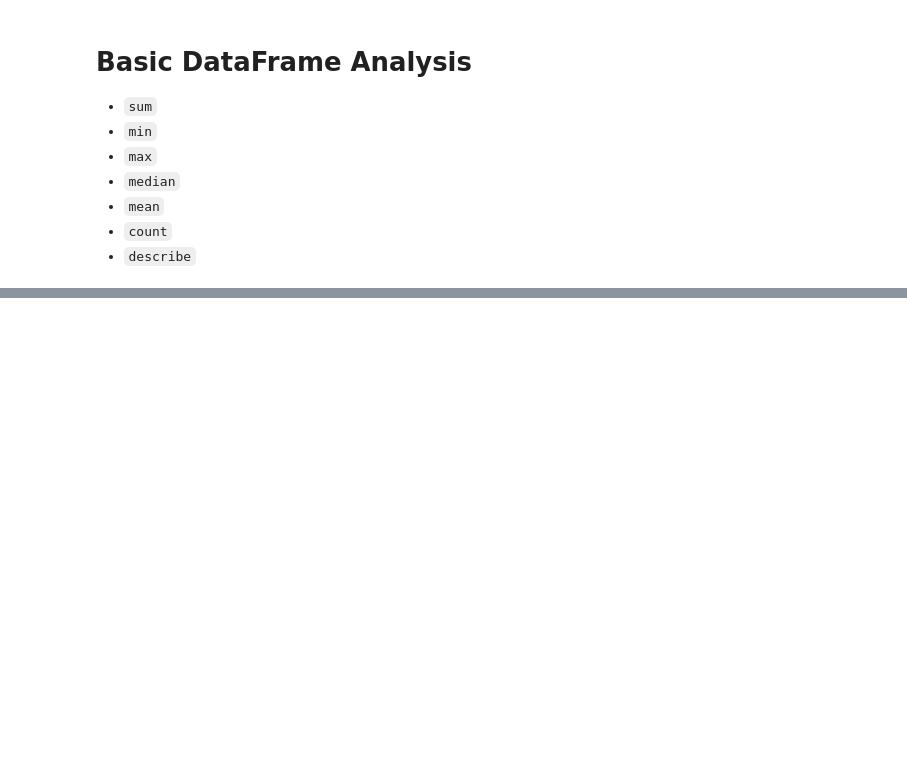
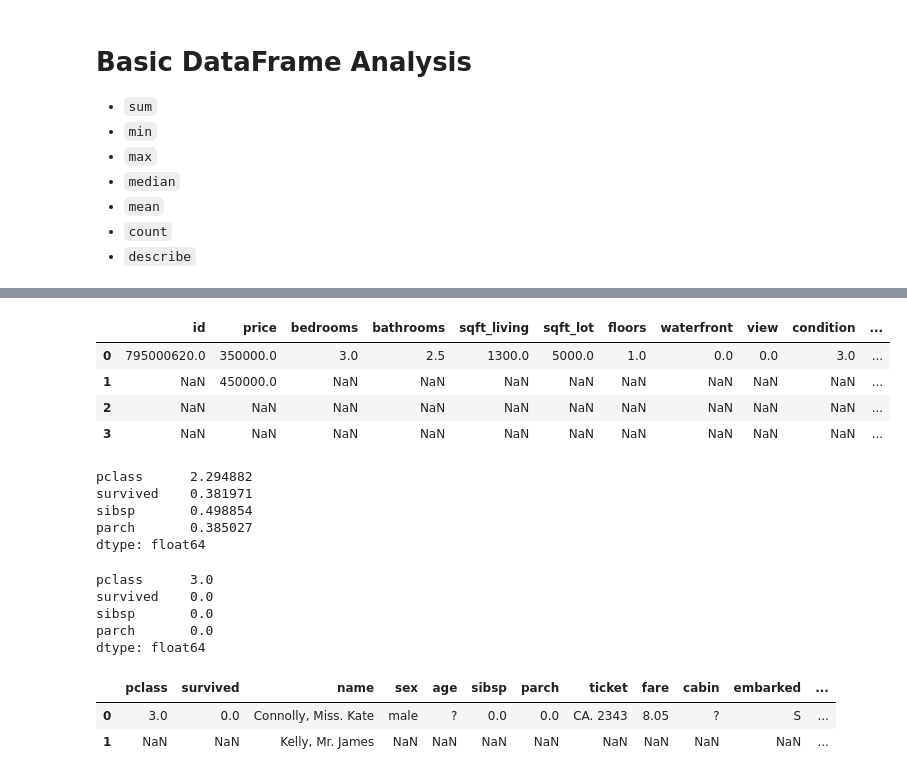
Before and after one commit to devmike-mjpstrategies/python_data_analysis, a Jupyter notebook: LESSONS/02_Basic_DataFrame_Analysis.ipynb, the cells around one changed output, grey strips where cells are left out. Saved outputs shown, nothing was run; the diff lists cells and outputs as text; code cells hidden in the pictures; blank space fills up the shorter version.

```diff
--- a/LESSONS/02_Basic_DataFrame_Analysis.ipynb
+++ b/LESSONS/02_Basic_DataFrame_Analysis.ipynb
@@ -50,6 +280,32 @@ houses.median()
+# %%
+houses.mode(numeric_only=True)
+# %% [output]
+|  | id | price | bedrooms | bathrooms | sqft_living | sqft_lot | floors | waterfront | view | condition | ... |
+| 0 | 795000620.0 | 350000.0 | 3.0 | 2.5 | 1300.0 | 5000.0 | 1.0 | 0.0 | 0.0 | 3.0 | ... |
+| 1 | NaN | 450000.0 | NaN | NaN | NaN | NaN | NaN | NaN | NaN | NaN | ... |
+| 2 | NaN | NaN | NaN | NaN | NaN | NaN | NaN | NaN | NaN | NaN | ... |
+| 3 | NaN | NaN | NaN | NaN | NaN | NaN | NaN | NaN | NaN | NaN | ... |
+# %%
+titanic.mean(numeric_only=True)
+# %% [output]
+pclass      2.294882
+survived    0.381971
+sibsp       0.498854
+parch       0.385027
+dtype: float64
 # %%
-titanic.median()
+titanic.median(numeric_only=True)
+# %% [output]
+pclass      3.0
+survived    0.0
+sibsp       0.0
+parch       0.0
+dtype: float64
 # %%
-titanic.mode(numeric_only=True)
+titanic.mode()
+# %% [output]
+|  | pclass | survived | name | sex | age | sibsp | parch | ticket | fare | cabin | embarked | ... |
+| 0 | 3.0 | 0.0 | Connolly, Miss. Kate | male | ? | 0.0 | 0.0 | CA. 2343 | 8.05 | ? | S | ... |
+| 1 | NaN | NaN | Kelly, Mr. James | NaN | NaN | NaN | NaN | NaN | NaN | NaN | NaN | ... |
 # %%
 titanic.describe()
```
Also changed, not shown: parts of 32 cells of this notebook.
